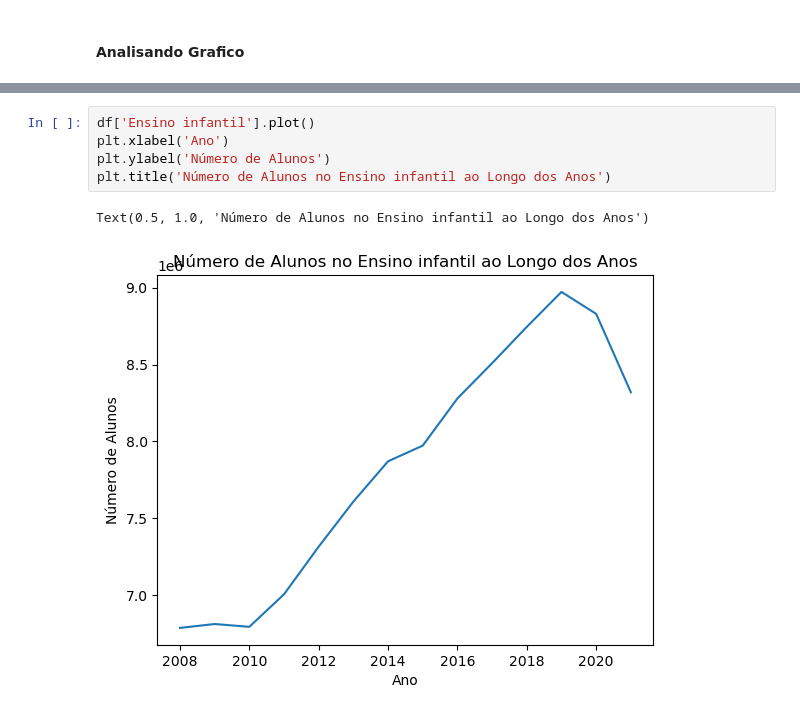
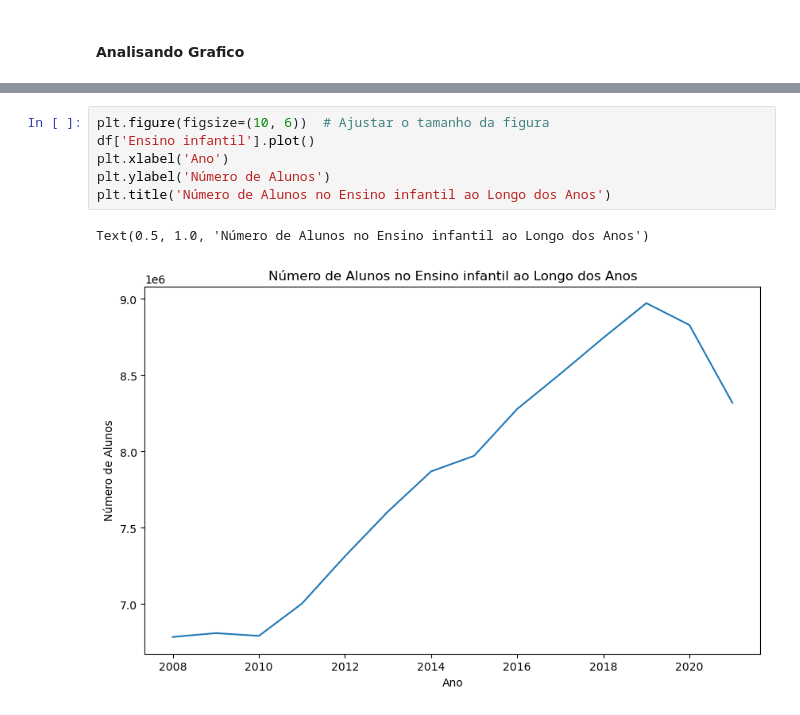
Before and after one commit to jgsjuliana/EDA_CensoEscolarIBGE, a Jupyter notebook: Projeto - Técnicas de Programação I.ipynb, the cells around one changed output, grey strips where cells are left out. Drawn from its saved outputs; the diff is of its cells as text.

```diff
--- a/Projeto - Técnicas de Programação I.ipynb
+++ b/Projeto - Técnicas de Programação I.ipynb
@@ -372,8 +373,9 @@ Text(0.5, 1.0, 'Número de Alunos no Ensino infantil ao Longo dos Anos')
 # %%
+plt.figure(figsize=(10, 6))  # Ajustar o tamanho da figura
 df['Ensino infantil'].plot()
 plt.xlabel('Ano')
 plt.ylabel('Número de Alunos')
 plt.title('Número de Alunos no Ensino infantil ao Longo dos Anos')
 # %% [output]
 Text(0.5, 1.0, 'Número de Alunos no Ensino infantil ao Longo dos Anos')
-[figure, old version]
+[figure, new version]
```
Also changed, not shown: parts of 3 cells of this notebook.
